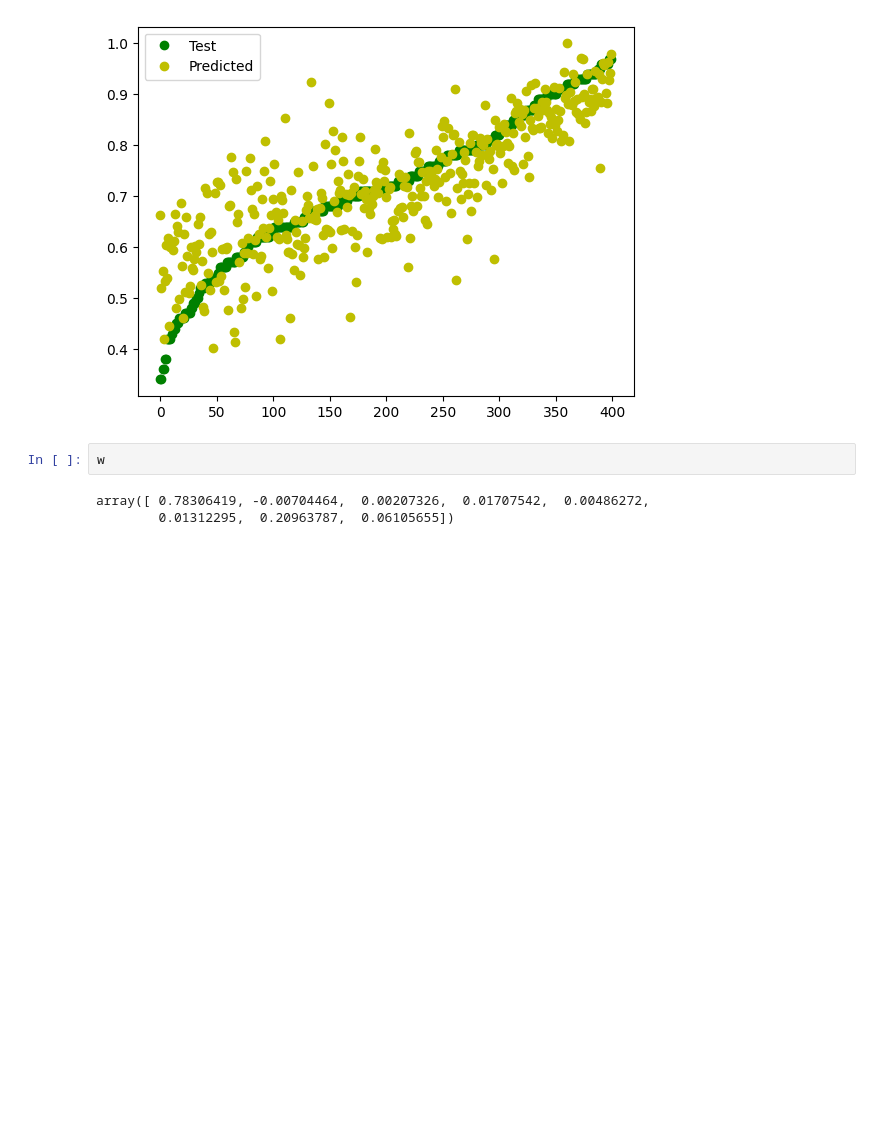
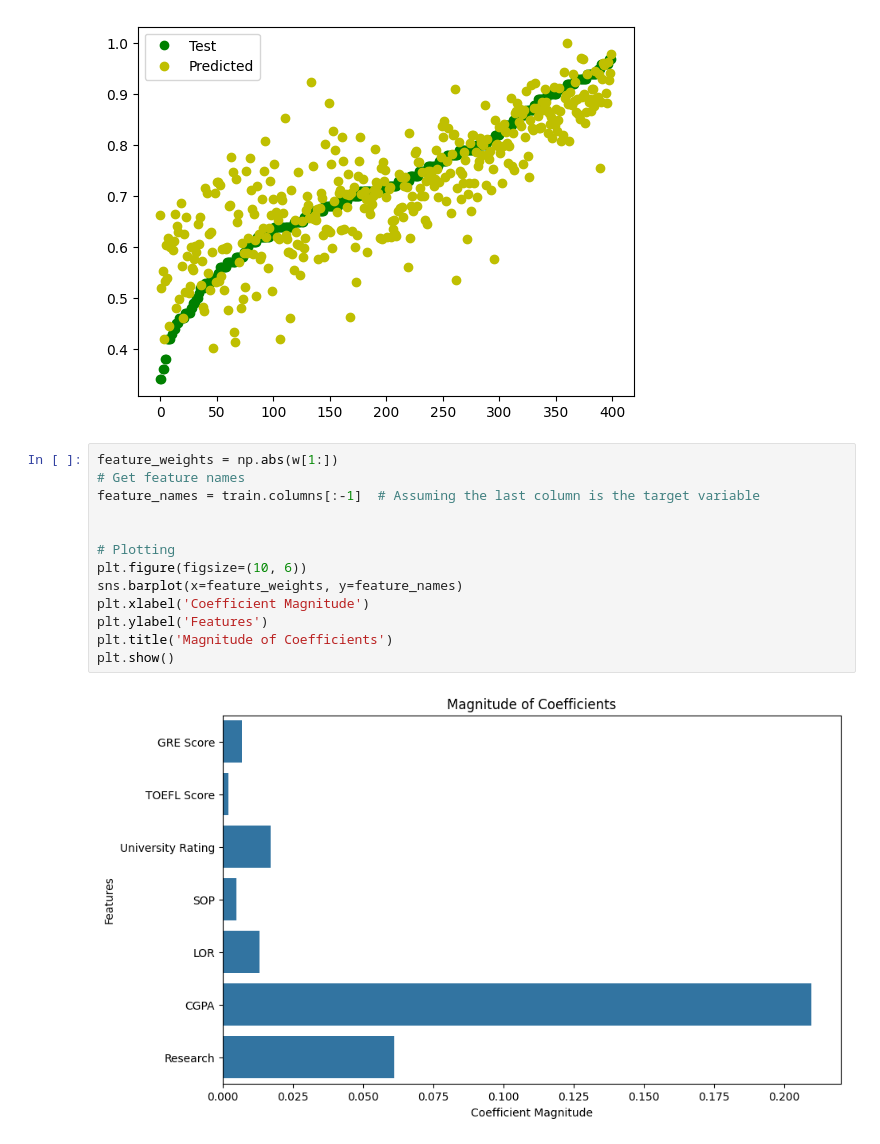
Before and after one commit to Vincent-devSG/DIDL, a Jupyter notebook: projects/linear_regression/part1/training.ipynb, the cells around one changed output. Drawn from its saved outputs; the diff is of its cells as text; blank space fills up the shorter version.

Commit message:
feat: weight decay, hyperparameters done, next task OOP

```diff
--- a/projects/linear_regression/part1/training.ipynb
+++ b/projects/linear_regression/part1/training.ipynb
@@ -193,8 +201,18 @@ plt.legend(['Test', 'Predicted', 'Train', 'Predicted Train'])
 # %% [output]
 <matplotlib.legend.Legend at 0x...>
 [figure]
-# %%
-w
-# %% [output]
-array([ 0.78306419, -0.00704464,  0.00207326,  0.01707542,  0.00486272,
-        0.01312295,  0.20963787,  0.06105655])
+# %%
+feature_weights = np.abs(w[1:])
+# Get feature names
+feature_names = train.columns[:-1]  # Assuming the last column is the target variable
+
+
+# Plotting
+plt.figure(figsize=(10, 6))
+sns.barplot(x=feature_weights, y=feature_names)
+plt.xlabel('Coefficient Magnitude')
+plt.ylabel('Features')
+plt.title('Magnitude of Coefficients')
+plt.show()
+# %% [output]
+[figure, added]
```
Also changed, not shown: parts of 2 cells of this notebook, 1 other file.
